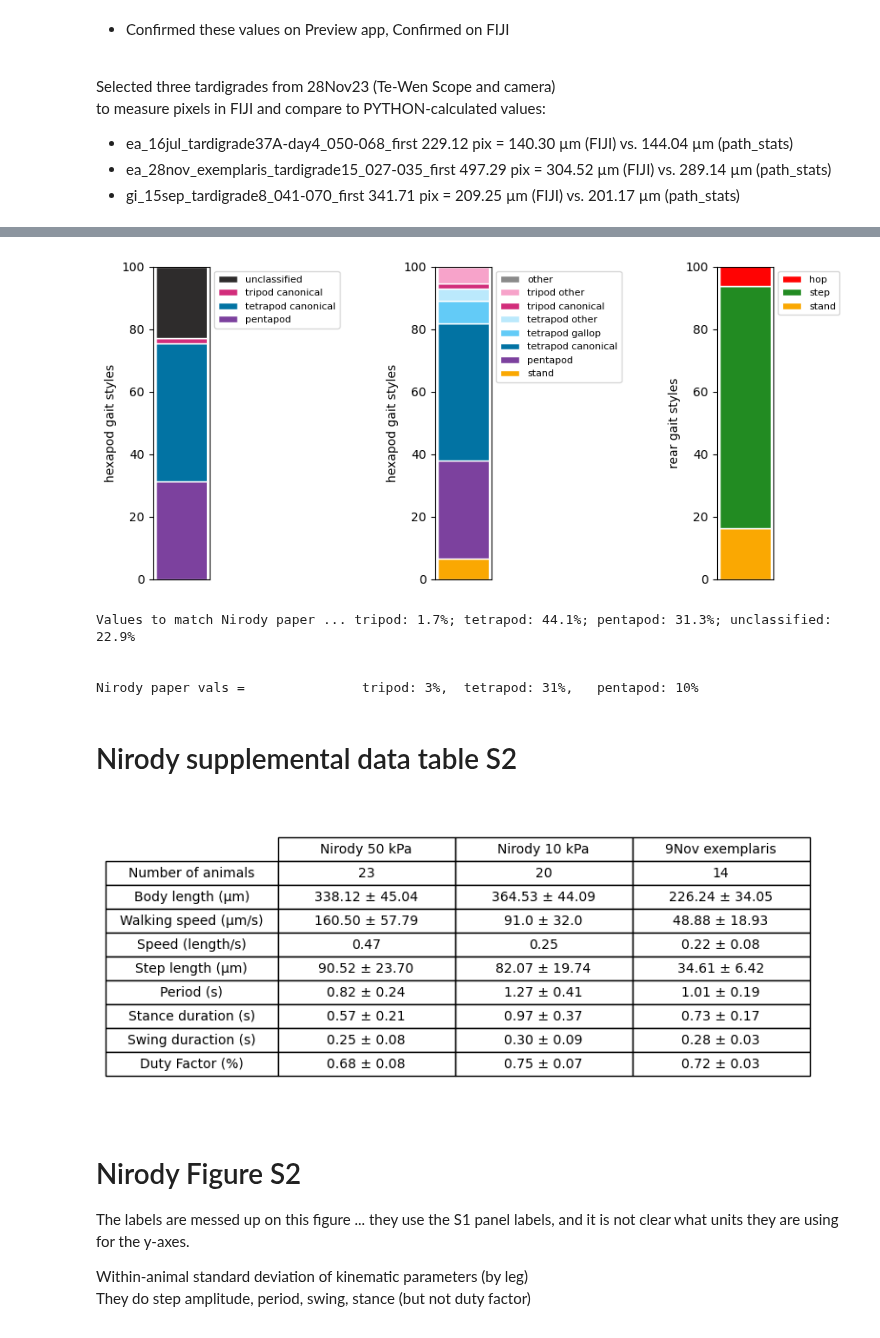
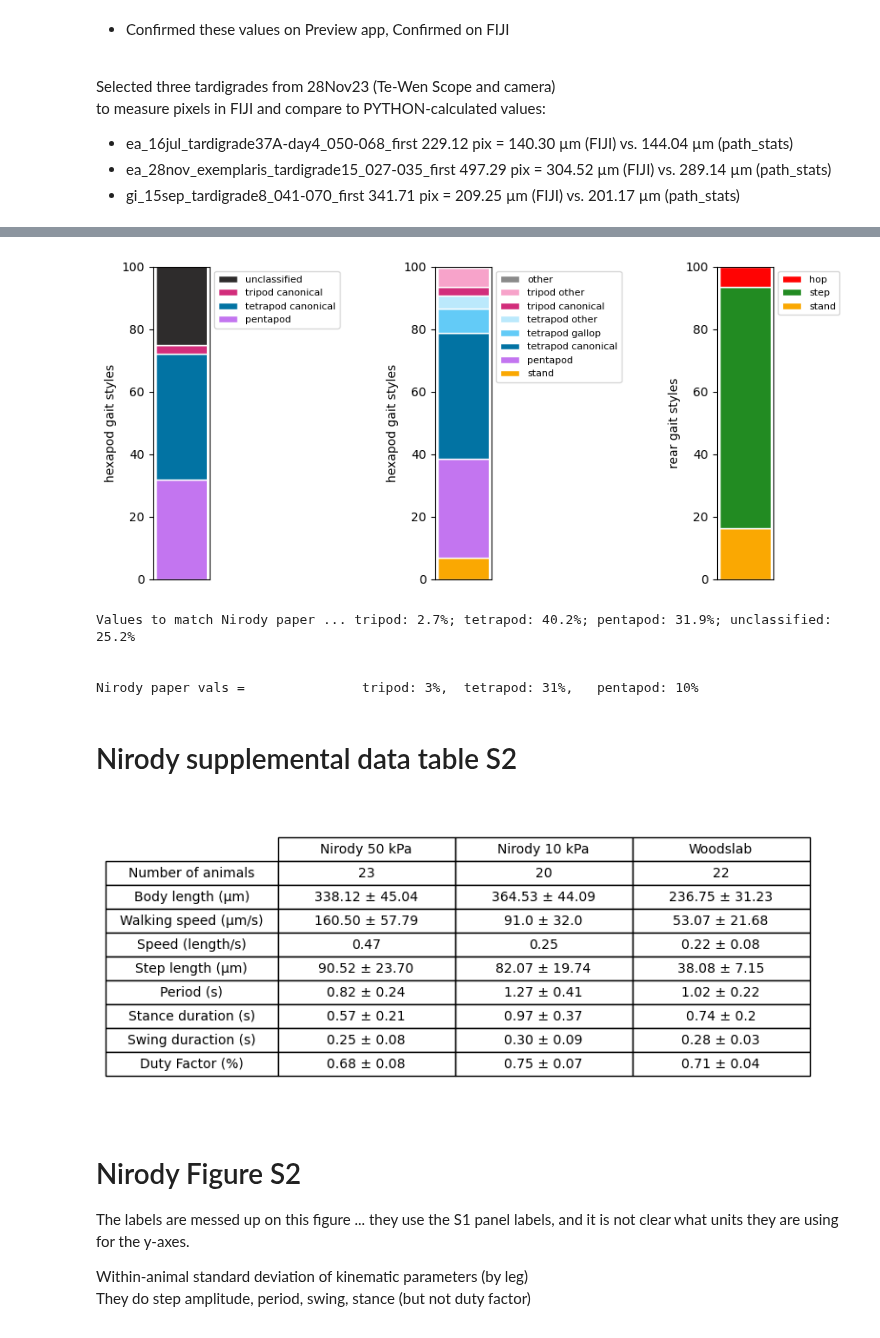
Before and after one commit to enwudz/gait, a Jupyter notebook: Kinematics Overview.ipynb, the cells around one changed output, grey strips where cells are left out. Cells and saved outputs as stored; diff of their text form; code cells hidden in the pictures.

```diff
--- a/Kinematics Overview.ipynb
+++ b/Kinematics Overview.ipynb
@@ -26,7 +27,7 @@ all_exemplaris_through_9Nov23_combined.xlsx
 iw_9Nov23_exemplaris_inverted_combined.xlsx
 # %%
 # specify the data file
-data_file = 'iw_9Nov23_exemplaris_inverted_combined.xlsx'
+data_file = 'iw_11Dec23_and_9Nov23_15Dec-combined.xlsx'
 # %% [markdown]
 # Nirody Figure 1
 # %%
@@ -369,39 +370,39 @@ ax1 = f.add_axes([0.05,0.05,0.05,0.9])
 groups = [['exemplaris 9Nov']]
 categories = ['pentapod','tetrapod canonical','tripod canonical','unclassified']
 proportions = [[pentapod, tetrapod_canonical, tripod_canonical, unclassified]]
-plot_colors = [hexapod_color_dict[x] for x in categories]
+plot_colors = [hexapod_color_dict[x.replace(' ','_')] for x in categories]
 ax1 = gaitFunctions.percentagesPlotWithLegend(ax1, groups, categories, proportions, plot_colors, hexapod_ylab)
 
 # All hexapod categories
 ax2 = f.add_axes([0.3,0.05,0.05,0.9])
 categories = ['stand','pentapod','tetrapod canonical','tetrapod gallop','tetrapod other',
               'tripod canonical','tripod other','other']
 proportions = [[stand, pentapod, tetrapod_canonical, tetrapod_gallop, tetrapod_other,
                 tripod_canonical, tripod_other, other]]
-plot_colors = [hexapod_color_dict[x] for x in categories]
+plot_colors = [hexapod_color_dict[x.replace(' ','_')] for x in categories]
 ax2 = gaitFunctions.percentagesPlotWithLegend(ax2, groups, categories, proportions, plot_colors, hexapod_ylab)
 
 # Rear categories
 ax3 = f.add_axes([0.55,0.05,0.05,0.9])
 categories = ['stand','step','hop']
 proportions = [[rear_stand, rear_step, rear_hop]]
 rear_plot_colors = [bipod_color_dict[x] for x in categories]
 ax3 = gaitFunctions.percentagesPlotWithLegend(ax3, groups, categories, proportions, rear_plot_colors, 'rear gait styles')
 
 plt.show()
 
 summary = 'Values to match Nirody paper ... '
 summary += ('tripod: ' + str(np.round(tripod_canonical,1)) + '%; ')
 summary += ('tetrapod: ' + str(np.round(tetrapod_canonical,1)) + '%; ')
 summary += ('pentapod: ' + str(np.round(pentapod,1)) + '%; ')
 summary += ('unclassified: ' + str(np.round(unclassified,1)) + '%')
 
 print(summary)
 print('\n')
 print('Nirody paper vals =               tripod: 3%,  tetrapod: 31%,   pentapod: 10%')
 # %% [output]
-[figure, old version]
+[figure, new version]
-Values to match Nirody paper ... tripod: 1.7%; tetrapod: 44.1%; pentapod: 31.3%; unclassified: 22.9%
+Values to match Nirody paper ... tripod: 2.7%; tetrapod: 40.2%; pentapod: 31.9%; unclassified: 25.2%
 
 
 Nirody paper vals =               tripod: 3%,  tetrapod: 31%,   pentapod: 10%
@@ -441,7 +442,7 @@ nirody_50pa = ['23','338.12 ± 45.04','160.50 ± 57.79',str(np.round(160.5/338.1
 nirody_10pa = ['20','364.53 ± 44.09','91.0 ± 32.0',str(np.round(91/364.53,2)),'82.07 ± 19.74',
               '1.27 ± 0.41','0.97 ± 0.37','0.30 ± 0.09','0.75 ± 0.07']
 
-colname = '9Nov exemplaris'
+colname = 'Woodslab'
 
 # load the path summaries data into a dataframe (this has size and speed data)
 path_df = pd.read_excel(data_file, sheet_name='path_summaries', index_col=None)
@@ -487,7 +488,7 @@ my_table.scale(1, 1.5) # increase vertical space
 ax.set_axis_off()
 plt.show()
 # %% [output]
-[figure, old version]
+[figure, new version]
 # %% [markdown]
 # Nirody Figure S2
 
```
Also changed, not shown: parts of 7 cells of this notebook, 1 other file.
